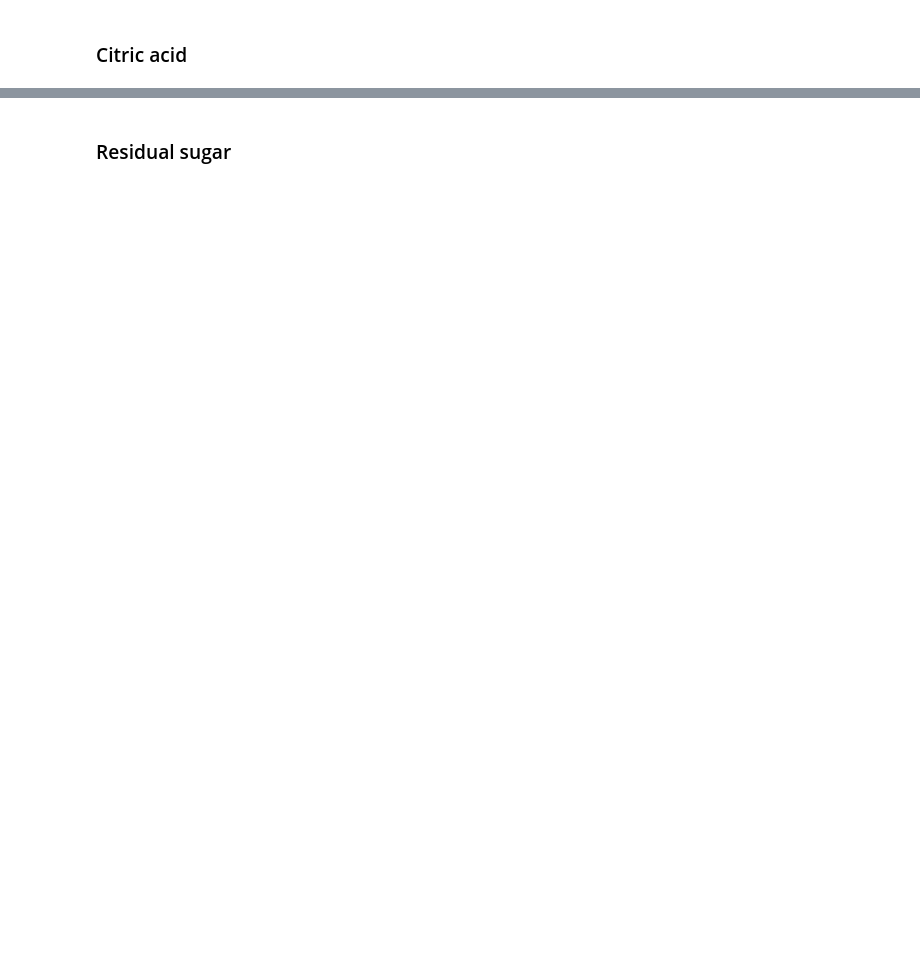
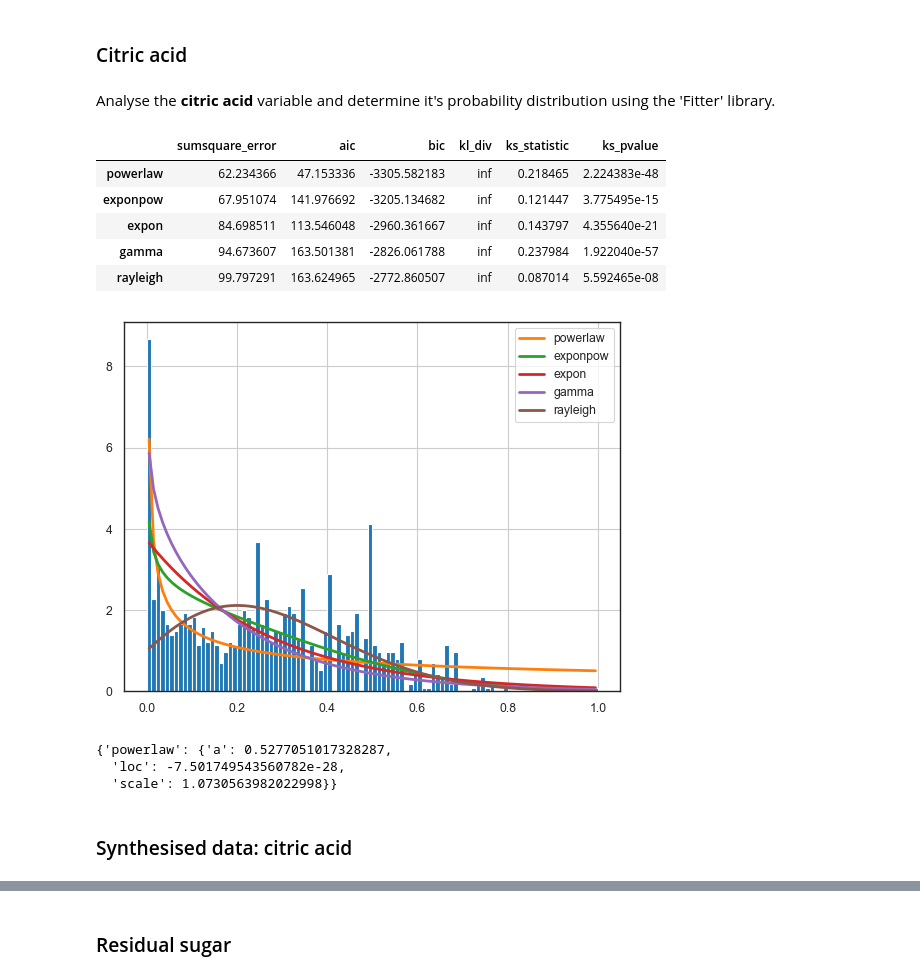
Before and after one commit to fabiofabrizi/PfDA_Project, a Jupyter notebook: PfDA_Project_Notebook.ipynb, the cells around one changed output, grey strips where cells are left out. Cells and saved outputs as stored; diff of their text form; code cells hidden in the pictures; blank space fills up the shorter version.

Commit message:
Progressed on with analyis of variables, 3 down

```diff
--- a/PfDA_Project_Notebook.ipynb
+++ b/PfDA_Project_Notebook.ipynb
@@ -455,2 +542,27 @@ The reason behind this is if one was to look at the ***sumsquare_error*** column
 # %% [markdown]
 ### Citric acid
+# %% [markdown]
+Analyse the **citric acid** variable and determine it's probability distribution using the 'Fitter' library.
+# %%
+citricAcid = df["citric acid"].values
+f = Fitter(citricAcid,
+           distributions=get_common_distributions())
+f.fit()
+f.summary()
+# %% [output]
+|  | sumsquare_error | aic | bic | kl_div | ks_statistic | ks_pvalue |
+| powerlaw | 62.234366 | 47.153336 | -3305.582183 | inf | 0.218465 | 2.224383e-48 |
+| exponpow | 67.951074 | 141.976692 | -3205.134682 | inf | 0.121447 | 3.775495e-15 |
+| expon | 84.698511 | 113.546048 | -2960.361667 | inf | 0.143797 | 4.355640e-21 |
+| gamma | 94.673607 | 163.501381 | -2826.061788 | inf | 0.237984 | 1.922040e-57 |
+| rayleigh | 99.797291 | 163.624965 | -2772.860507 | inf | 0.087014 | 5.592465e-08 |
+[figure, added]
+# %%
+# Get the best distribution using sum squared error.
+f.get_best(method = 'sumsquare_error')
+# %% [output]
+{'powerlaw': {'a': 0.5277051017328287,
+  'loc': -7.501749543560782e-28,
+  'scale': 1.0730563982022998}}
+# %% [markdown]
+### Synthesised data: citric acid
```
Also changed, not shown: parts of 35 cells of this notebook.
